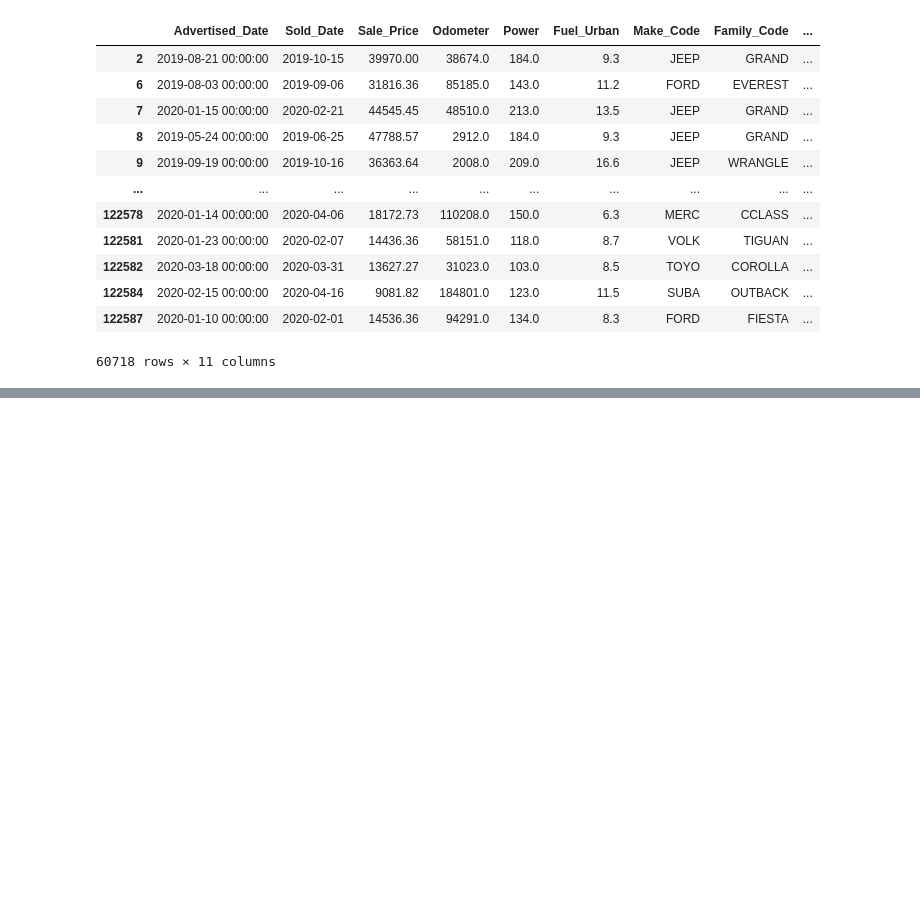
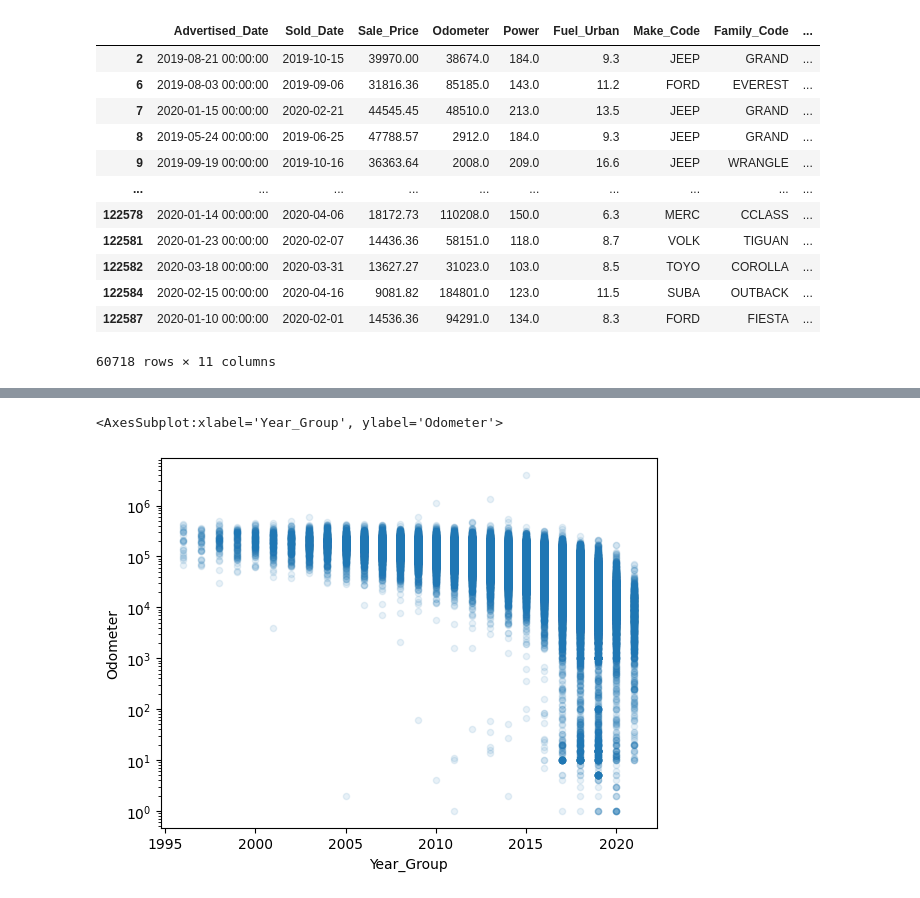
Before and after one commit to bibinmjose/auto-sale-pred, a Jupyter notebook: eda.ipynb, the cells around one changed output, grey strips where cells are left out. Cells and saved outputs as stored; diff of their text form; code cells hidden in the pictures; blank space fills up the shorter version.

```diff
--- a/eda.ipynb
+++ b/eda.ipynb
@@ -149,0 +250,6 @@ Name: Advertised_Date, Length: 122595, dtype: object
+# %%
+raw_sale.plot.scatter(y='Odometer',x='Year_Group',logy=True, alpha=0.1)
+# non-linear interaction of odometer and make_year
+# %% [output]
+<AxesSubplot:xlabel='Year_Group', ylabel='Odometer'>
+[figure, added]
```
Also changed, not shown: parts of 25 cells of this notebook.
